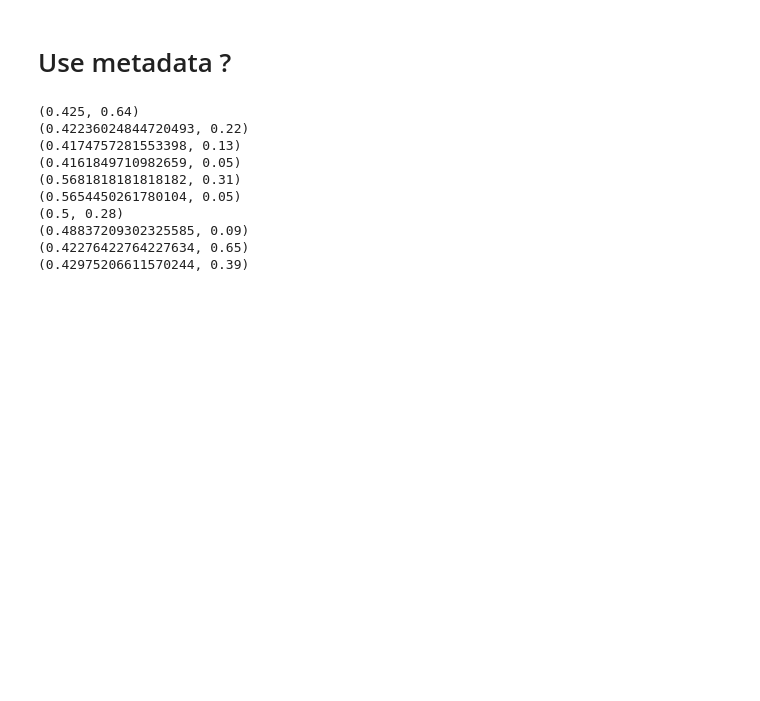
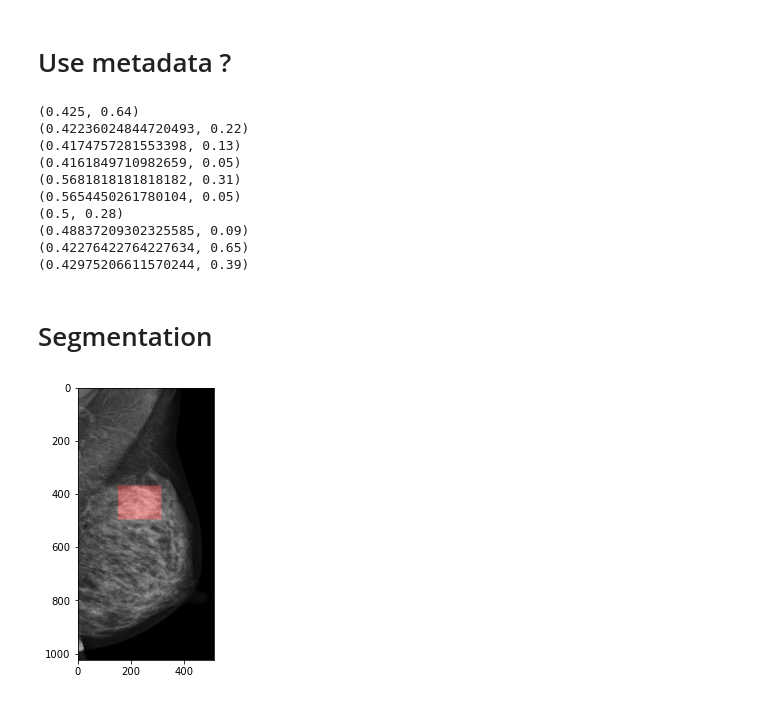
Before and after one commit to analokmaus/kaggle-rsna-breast-cancer, a Jupyter notebook: 01_post_analysis.ipynb, the cells around one changed output. Cells and saved outputs as stored; diff of their text form; code cells hidden in the pictures; blank space fills up the shorter version.

```diff
--- a/01_post_analysis.ipynb
+++ b/01_post_analysis.ipynb
@@ -269,3 +269,25 @@ for fold_i, (folds, pred_fold) in enumerate(zip(predictions['folds'], prediction
 (0.48837209302325585, 0.09)
 (0.42276422764227634, 0.65)
 (0.42975206611570244, 0.39)
+# %% [markdown]
+# Segmentation
+# %%
+cfg = SegBaseline()
+train = pd.read_csv(cfg.train_path)
+valid = train.query('split == "test"')
+dataset = cfg.dataset(
+    valid.loc[~valid['finding_birads'].isna()],
+    image_dir=cfg.image_dir,
+    preprocess=cfg.preprocess['test'],
+    transforms=cfg.transforms['test'],
+    is_test=True,
+    **cfg.dataset_params)
+# %%
+img, mask = dataset[4]
+img = (img - img.min()) / (img.max() - img.min())
+plt.figure(figsize=(5, 5))
+plt.imshow(torch.concat([img, img, img], dim=0).permute(1, 2, 0) * 0.7 + mask.permute(1,2,0) * 0.3)
+plt.show()
+plt.close()
+# %% [output]
+[figure, added]
```
Also changed, not shown: parts of 6 cells of this notebook, 12 other files.
